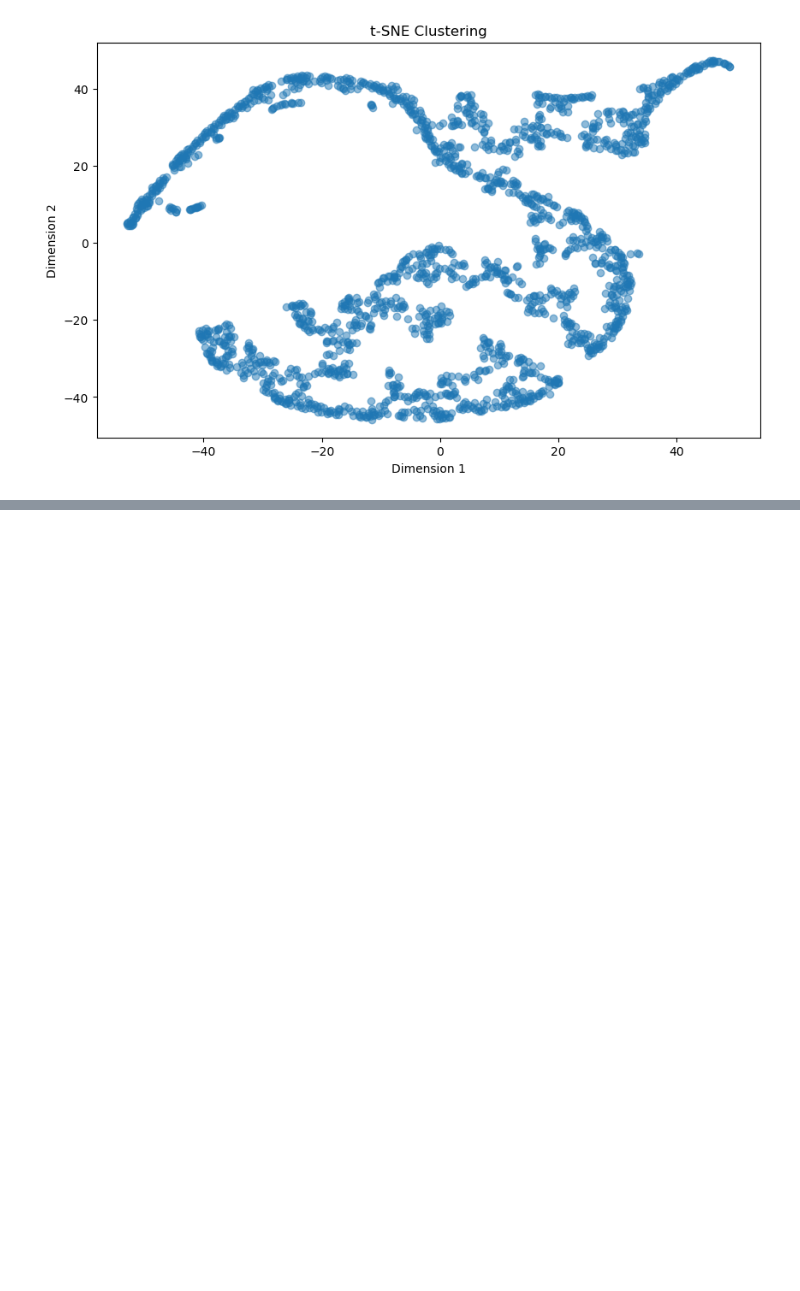
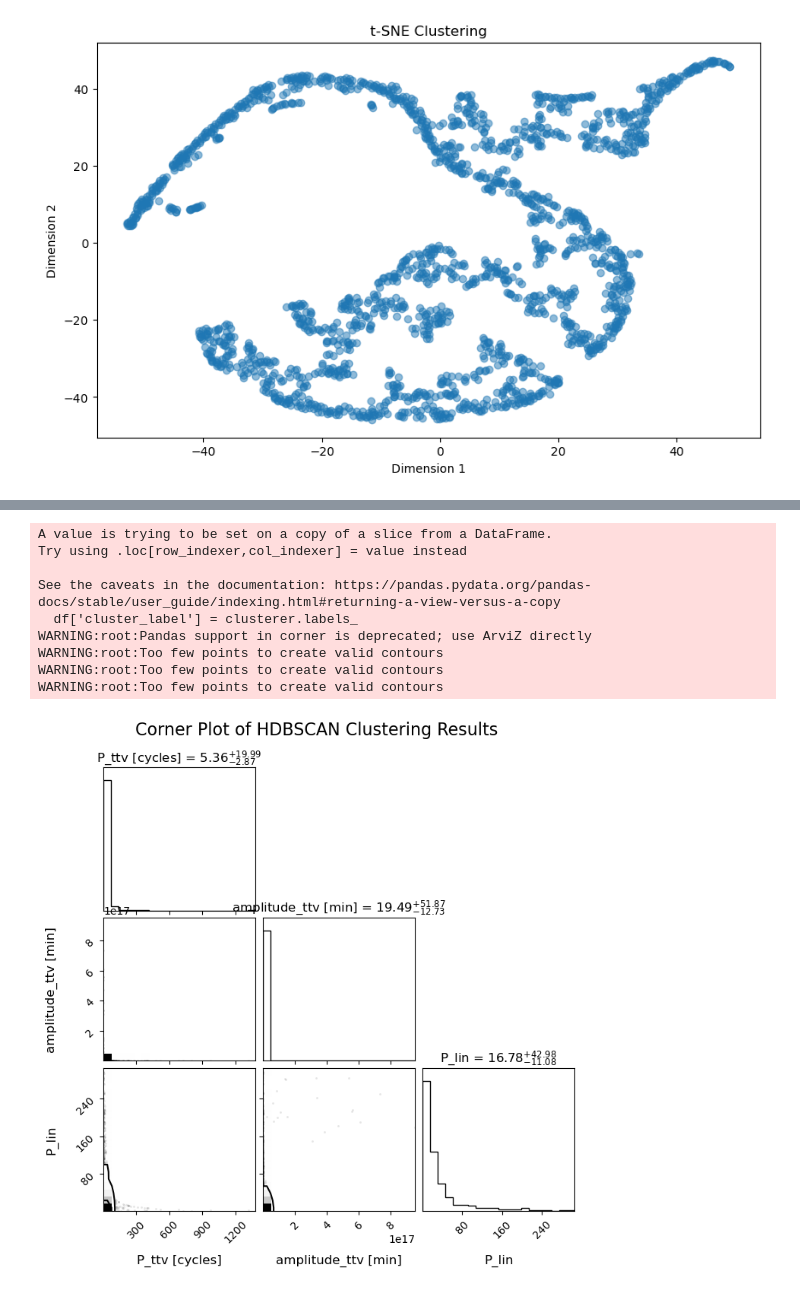
Before and after one commit to ssagynbayeva/TTVs-hacking, a Jupyter notebook: clustering.ipynb, the cells around one changed output, grey strips where cells are left out. Saved outputs shown, nothing was run; the diff lists cells and outputs as text; code cells hidden in the pictures; blank space fills up the shorter version.

Commit message:
corner"

```diff
--- a/clustering.ipynb
+++ b/clustering.ipynb
@@ -134,0 +229,41 @@ plt.show()
+# %%
+import corner
+
+# Add cluster labels to the original DataFrame
+df['cluster_label'] = clusterer.labels_
+
+# Create a DataFrame containing only the cluster labels and the selected dimensions
+cluster_data = df[['cluster_label', 'P_ttv [cycles]', 'amplitude_ttv [min]', 'P_lin']]
+
+# Generate unique colors for each cluster label
+n_clusters = len(np.unique(cluster_data['cluster_label']))
+colors = plt.cm.jet(np.linspace(0, 1, n_clusters))
+
+# Plot a corner plot for the selected dimensions with cluster colors
+corner_plot = corner.corner(
+    cluster_data.drop(columns=['cluster_label']),  # Remove cluster_label for the plot
+    labels=cluster_data.columns[1:],  # Exclude 'cluster_label' from labels
+    # color=colors[cluster_data['cluster_label']],  # Use cluster-specific colors
+    label_kwargs={'fontsize': 12},
+    show_titles=True,
+    # title_kwargs={"fontsize": 14},
+    # quantiles=[0.16, 0.5, 0.84],  # Add quantile lines
+)
+
+# Customize the corner plot as needed
+plt.suptitle('Corner Plot of HDBSCAN Clustering Results', fontsize=16)
+plt.subplots_adjust(top=0.9)  # Adjust the top spacing for the title
+
+# Show the plot
+plt.show()
+# %% [output]
+A value is trying to be set on a copy of a slice from a DataFrame.
+Try using .loc[row_indexer,col_indexer] = value instead
+
+See the caveats in the documentation: https://pandas.pydata.org/pandas-docs/stable/user_guide/indexing.html#returning-a-view-versus-a-copy
+  df['cluster_label'] = clusterer.labels_
+WARNING:root:Pandas support in corner is deprecated; use ArviZ directly
+WARNING:root:Too few points to create valid contours
+WARNING:root:Too few points to create valid contours
+WARNING:root:Too few points to create valid contours
+[figure, added]
```
Also changed, not shown: parts of 12 cells of this notebook.
